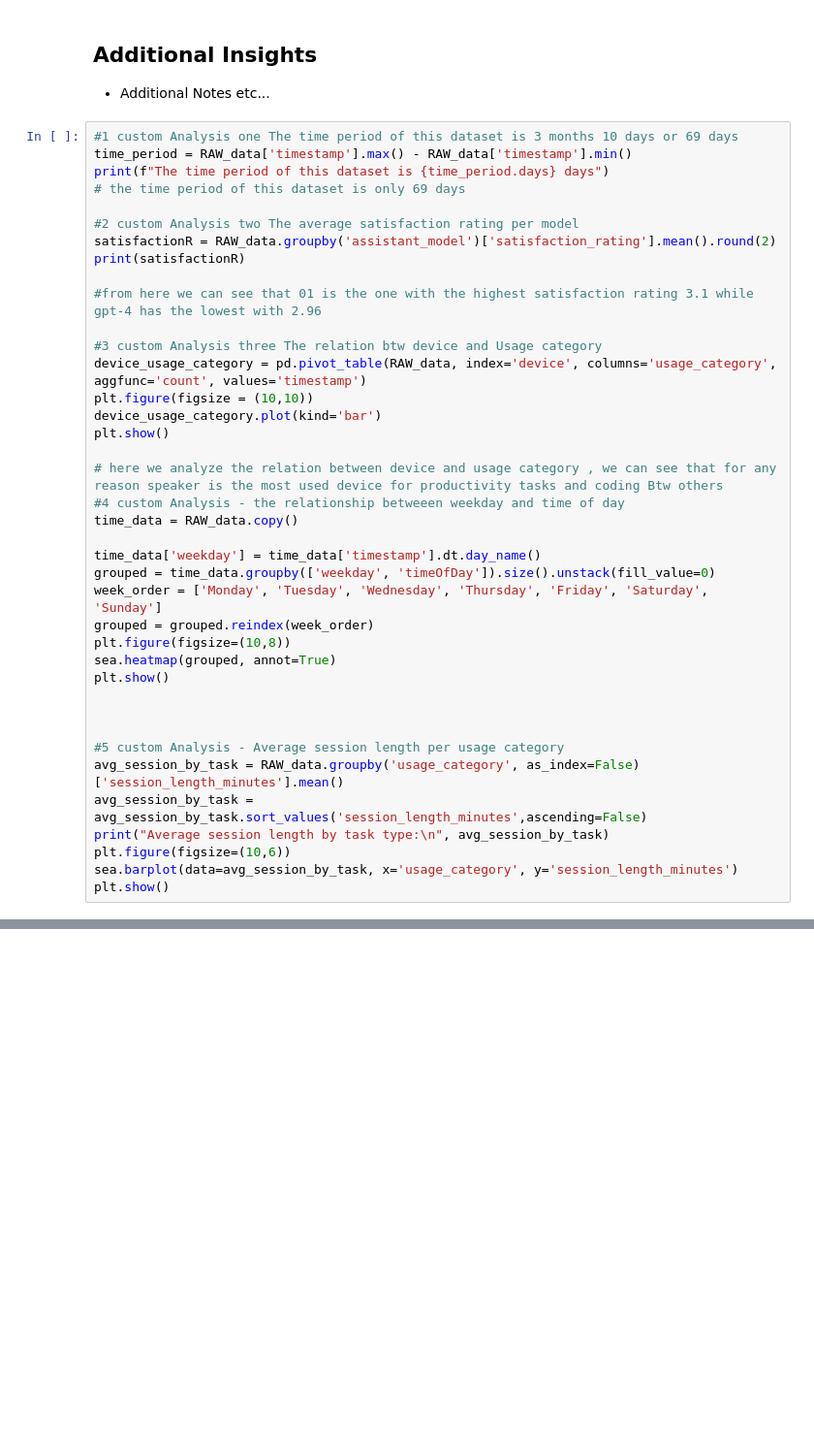
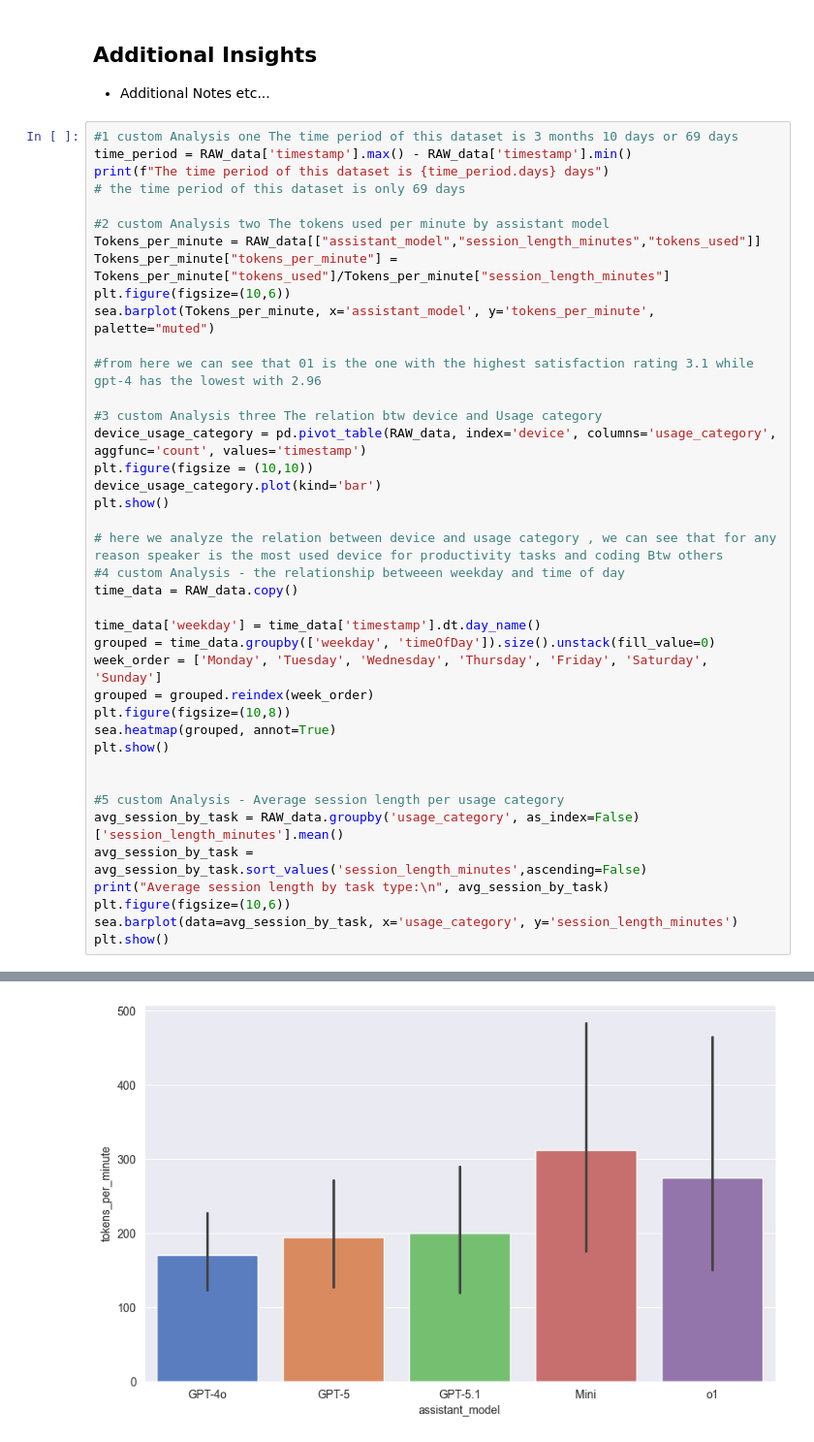
Before and after one commit to EXTREEME-FOUNDATION/OOPY-Project_AI_Assistant_G1, a Jupyter notebook: Main.ipynb, the cells around one changed output, grey strips where cells are left out. Shown at 97% size. Drawn from its saved outputs; the diff is of its cells as text; blank space fills up the shorter version.

```diff
--- a/Main.ipynb
+++ b/Main.ipynb
@@ -619,9 +818,11 @@ time_period = RAW_data['timestamp'].max() - RAW_data['timestamp'].min()
 print(f"The time period of this dataset is {time_period.days} days")
 # the time period of this dataset is only 69 days
 
-#2 custom Analysis two The average satisfaction rating per model
-satisfactionR = RAW_data.groupby('assistant_model')['satisfaction_rating'].mean().round(2)
-print(satisfactionR)
+#2 custom Analysis two The tokens used per minute by assistant model
+Tokens_per_minute = RAW_data[["assistant_model","session_length_minutes","tokens_used"]]
+Tokens_per_minute["tokens_per_minute"] = Tokens_per_minute["tokens_used"]/Tokens_per_minute["session_length_minutes"]
+plt.figure(figsize=(10,6))
+sea.barplot(Tokens_per_minute, x='assistant_model', y='tokens_per_minute', palette="muted")
 
 #from here we can see that 01 is the one with the highest satisfaction rating 3.1 while gpt-4 has the lowest with 2.96
 
@@ -644,7 +845,6 @@ sea.heatmap(grouped, annot=True)
 plt.show()
 
 
-
 #5 custom Analysis - Average session length per usage category
 avg_session_by_task = RAW_data.groupby('usage_category', as_index=False)['session_length_minutes'].mean()
 avg_session_by_task = avg_session_by_task.sort_values('session_length_minutes',ascending=False)
@@ -652,3 +852,4 @@ print("Average session length by task type:\n", avg_session_by_task)
 plt.figure(figsize=(10,6))
 sea.barplot(data=avg_session_by_task, x='usage_category', y='session_length_minutes')
 plt.show()
+# %% [output]
@@ -654,0 +866 @@ plt.show()
+[figure, added]
```
Also changed, not shown: parts of 11 cells of this notebook.
